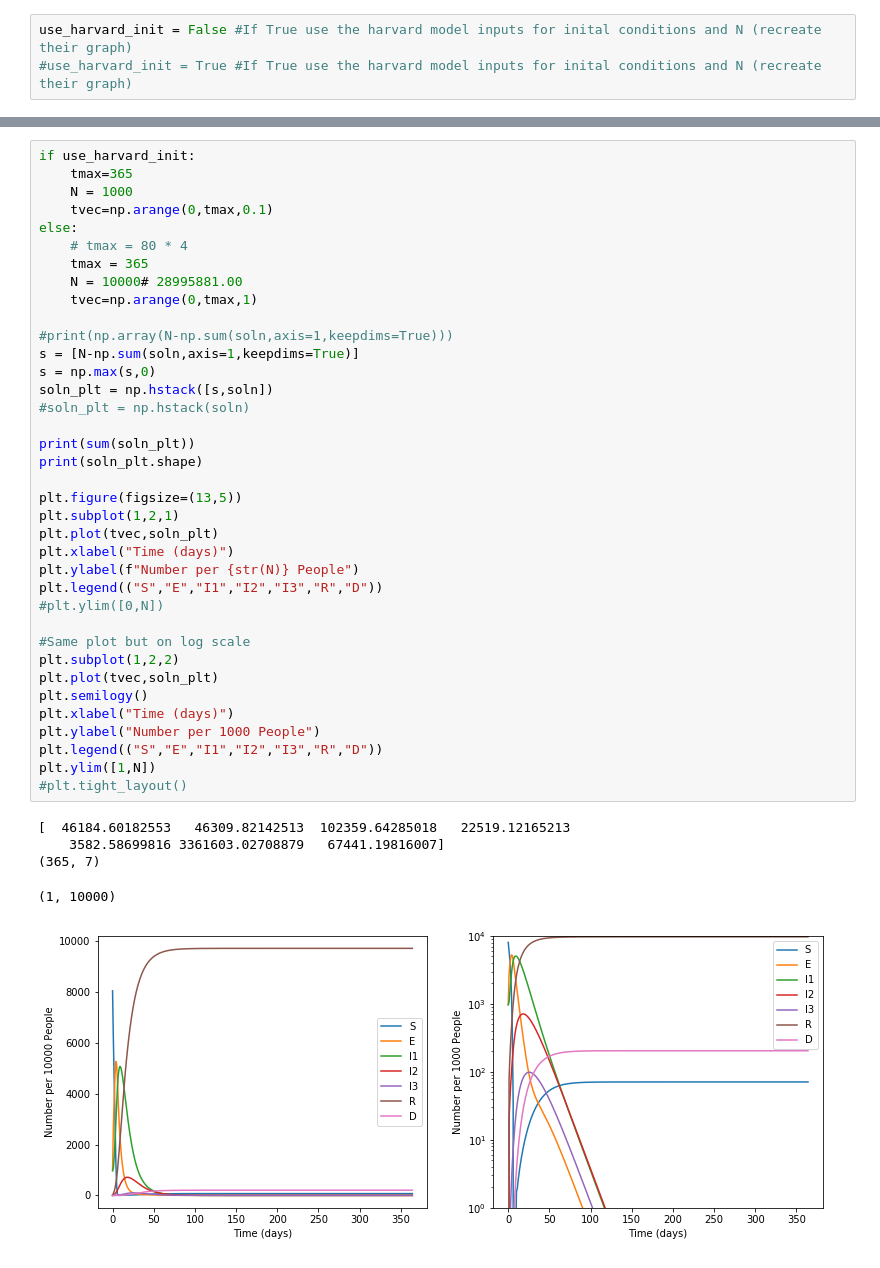
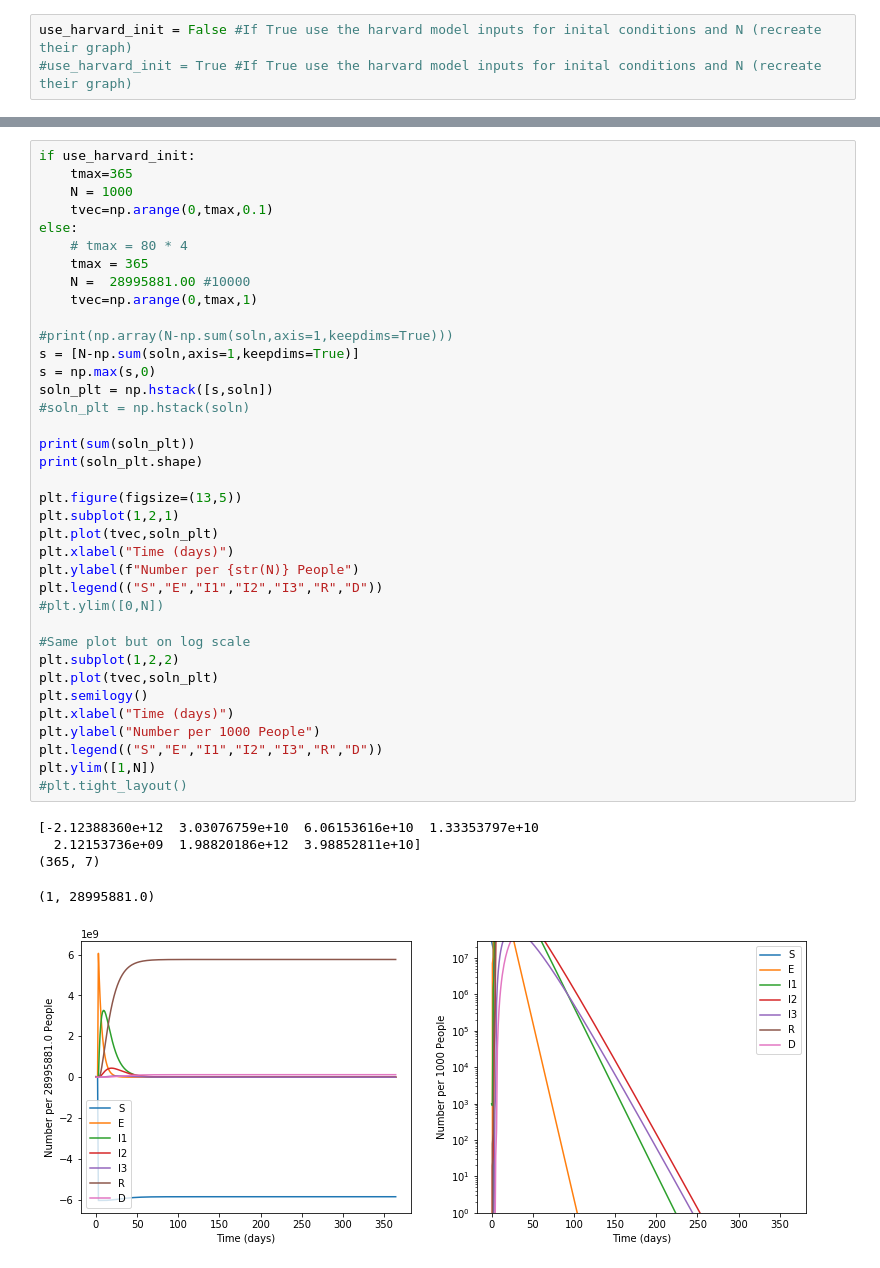
Before and after one commit to act-now-coalition/covid-data-model, a Jupyter notebook: seird_notebook_runtime.ipynb, the cells around one changed output, grey strips where cells are left out. Cells and saved outputs as stored; diff of their text form.

```diff
--- a/seird_notebook_runtime.ipynb
+++ b/seird_notebook_runtime.ipynb
@@ -178,38 +191,38 @@ if use_harvard_init:
 else:
     # tmax = 80 * 4
     tmax = 365
-    N = 10000# 28995881.00
+    N =  28995881.00 #10000
     tvec=np.arange(0,tmax,1)
 
 #print(np.array(N-np.sum(soln,axis=1,keepdims=True)))
 s = [N-np.sum(soln,axis=1,keepdims=True)]
 s = np.max(s,0)
 soln_plt = np.hstack([s,soln])
 #soln_plt = np.hstack(soln)
 
 print(sum(soln_plt))
 print(soln_plt.shape)
 
 plt.figure(figsize=(13,5))
 plt.subplot(1,2,1)
 plt.plot(tvec,soln_plt)
 plt.xlabel("Time (days)")
 plt.ylabel(f"Number per {str(N)} People")
 plt.legend(("S","E","I1","I2","I3","R","D"))
 #plt.ylim([0,N])
 
 #Same plot but on log scale
 plt.subplot(1,2,2)
 plt.plot(tvec,soln_plt)
 plt.semilogy()
 plt.xlabel("Time (days)")
 plt.ylabel("Number per 1000 People")
 plt.legend(("S","E","I1","I2","I3","R","D"))
 plt.ylim([1,N])
 #plt.tight_layout()
 # %% [output]
-[  46184.60182553   46309.82142513  102359.64285018   22519.12165213
-    3582.58699816 3361603.02708879   67441.19816007]
+[-2.12388360e+12  3.03076759e+10  6.06153616e+10  1.33353797e+10
+  2.12153736e+09  1.98820186e+12  3.98852811e+10]
 (365, 7)
-(1, 10000)
+(1, 28995881.0)
-[figure, old version]
+[figure, new version]
```
Also changed, not shown: parts of 3 cells of this notebook, 1 other file.
